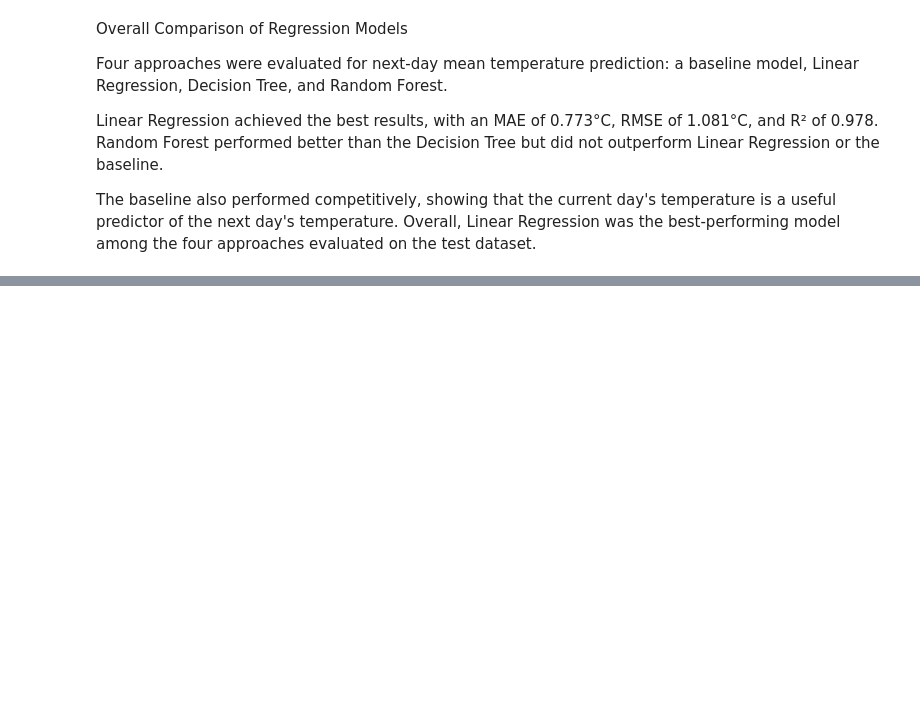
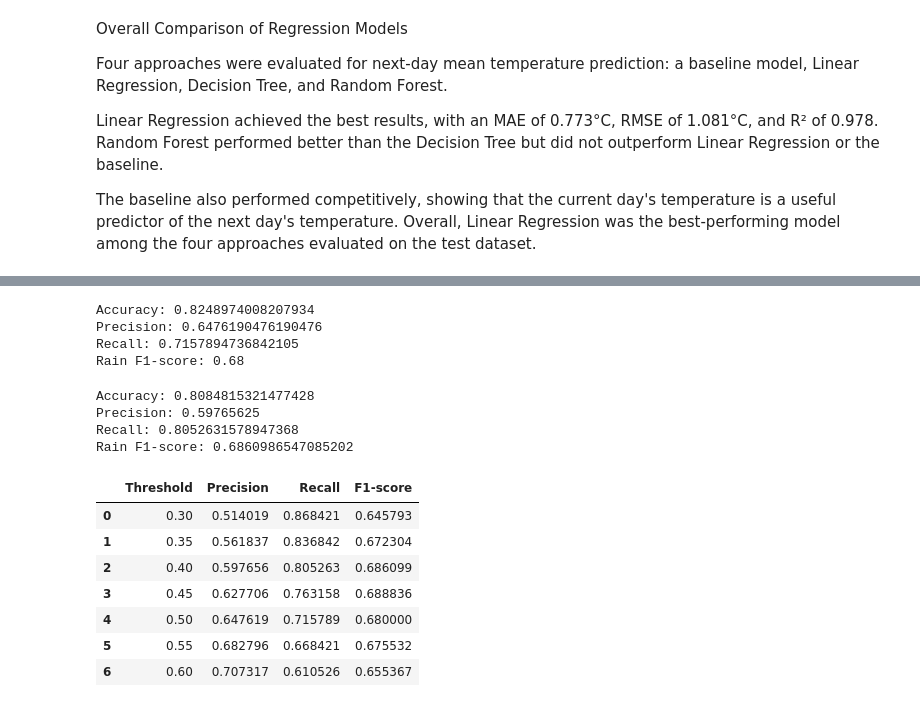
Before and after one commit to Aditi09-20/Weather_Data_Analysis_and_Forecasting, a Jupyter notebook: notebooks/weather_analysis.ipynb, the cells around one changed output, grey strips where cells are left out. Saved outputs shown, nothing was run; the diff lists cells and outputs as text; code cells hidden in the pictures; blank space fills up the shorter version.

```diff
--- a/notebooks/weather_analysis.ipynb
+++ b/notebooks/weather_analysis.ipynb
@@ -978,0 +1131,3 @@ The baseline also performed competitively, showing that the current day's temper
+# %%
+df["rainfall_previous_day"] = df["rainfall"].shift(1)
+df["rainfall_2_days_ago"] = df["rainfall"].shift(2)
@@ -978,0 +1161,74 @@ The baseline also performed competitively, showing that the current day's temper
+# %%
+from sklearn.ensemble import RandomForestClassifier
+from sklearn.metrics import accuracy_score, precision_score, recall_score, f1_score
+
+rain_model_v2 = RandomForestClassifier(
+    n_estimators=200,
+    max_depth=12,
+    min_samples_leaf=3,
+    random_state=42,
+    class_weight="balanced"
+)
+
+rain_model_v2.fit(X_train_class, y_train_class)
+
+y_pred_v2 = rain_model_v2.predict(X_test_class)
+
+print("Accuracy:", accuracy_score(y_test_class, y_pred_v2))
+print("Precision:", precision_score(y_test_class, y_pred_v2))
+print("Recall:", recall_score(y_test_class, y_pred_v2))
+print("Rain F1-score:", f1_score(y_test_class, y_pred_v2))
+# %% [output]
+Accuracy: 0.8248974008207934
+Precision: 0.6476190476190476
+Recall: 0.7157894736842105
+Rain F1-score: 0.68
+# %%
+from sklearn.metrics import (
+    accuracy_score,
+    precision_score,
+    recall_score,
+    f1_score
+)
+
+rain_probabilities = rain_model_v2.predict_proba(X_test_class)[:, 1]
+
+y_pred_threshold = (rain_probabilities >= 0.40).astype(int)
+
+print("Accuracy:", accuracy_score(y_test_class, y_pred_threshold))
+print("Precision:", precision_score(y_test_class, y_pred_threshold))
+print("Recall:", recall_score(y_test_class, y_pred_threshold))
+print("Rain F1-score:", f1_score(y_test_class, y_pred_threshold))
+# %% [output]
+Accuracy: 0.8084815321477428
+Precision: 0.59765625
+Recall: 0.8052631578947368
+Rain F1-score: 0.6860986547085202
+# %%
+import pandas as pd
+from sklearn.metrics import precision_score, recall_score, f1_score
+
+threshold_results = []
+
+for threshold in [0.30, 0.35, 0.40, 0.45, 0.50, 0.55, 0.60]:
+    predictions = (rain_probabilities >= threshold).astype(int)
+
+    threshold_results.append({
+        "Threshold": threshold,
+        "Precision": precision_score(y_test_class, predictions),
+        "Recall": recall_score(y_test_class, predictions),
+        "F1-score": f1_score(y_test_class, predictions)
+    })
+
+threshold_results_df = pd.DataFrame(threshold_results)
+
+threshold_results_df
+# %% [output]
+|  | Threshold | Precision | Recall | F1-score |
+| 0 | 0.30 | 0.514019 | 0.868421 | 0.645793 |
+| 1 | 0.35 | 0.561837 | 0.836842 | 0.672304 |
+| 2 | 0.40 | 0.597656 | 0.805263 | 0.686099 |
+| 3 | 0.45 | 0.627706 | 0.763158 | 0.688836 |
+| 4 | 0.50 | 0.647619 | 0.715789 | 0.680000 |
+| 5 | 0.55 | 0.682796 | 0.668421 | 0.675532 |
+| 6 | 0.60 | 0.707317 | 0.610526 | 0.655367 |
```
Also changed, not shown: parts of 18 cells of this notebook.
